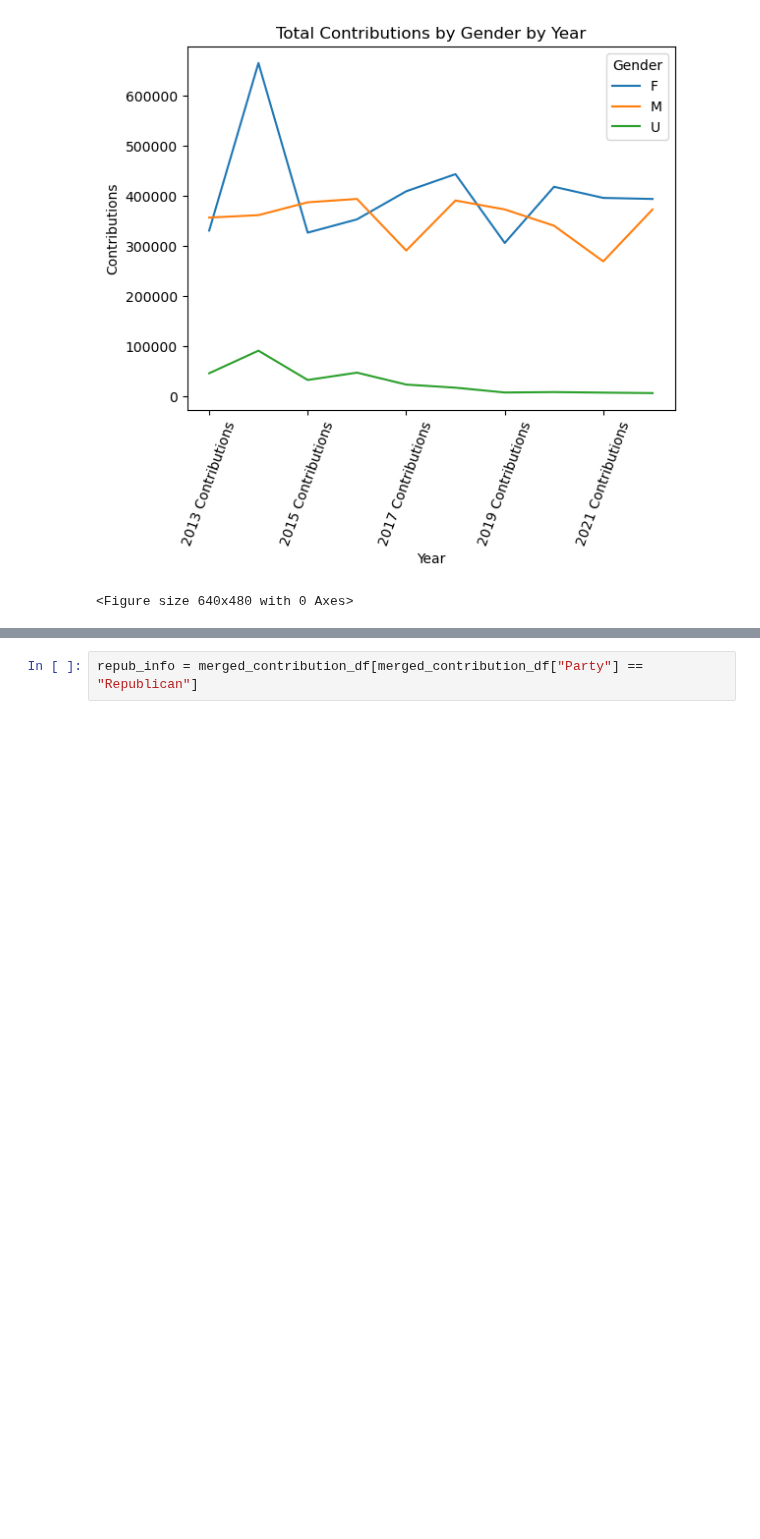
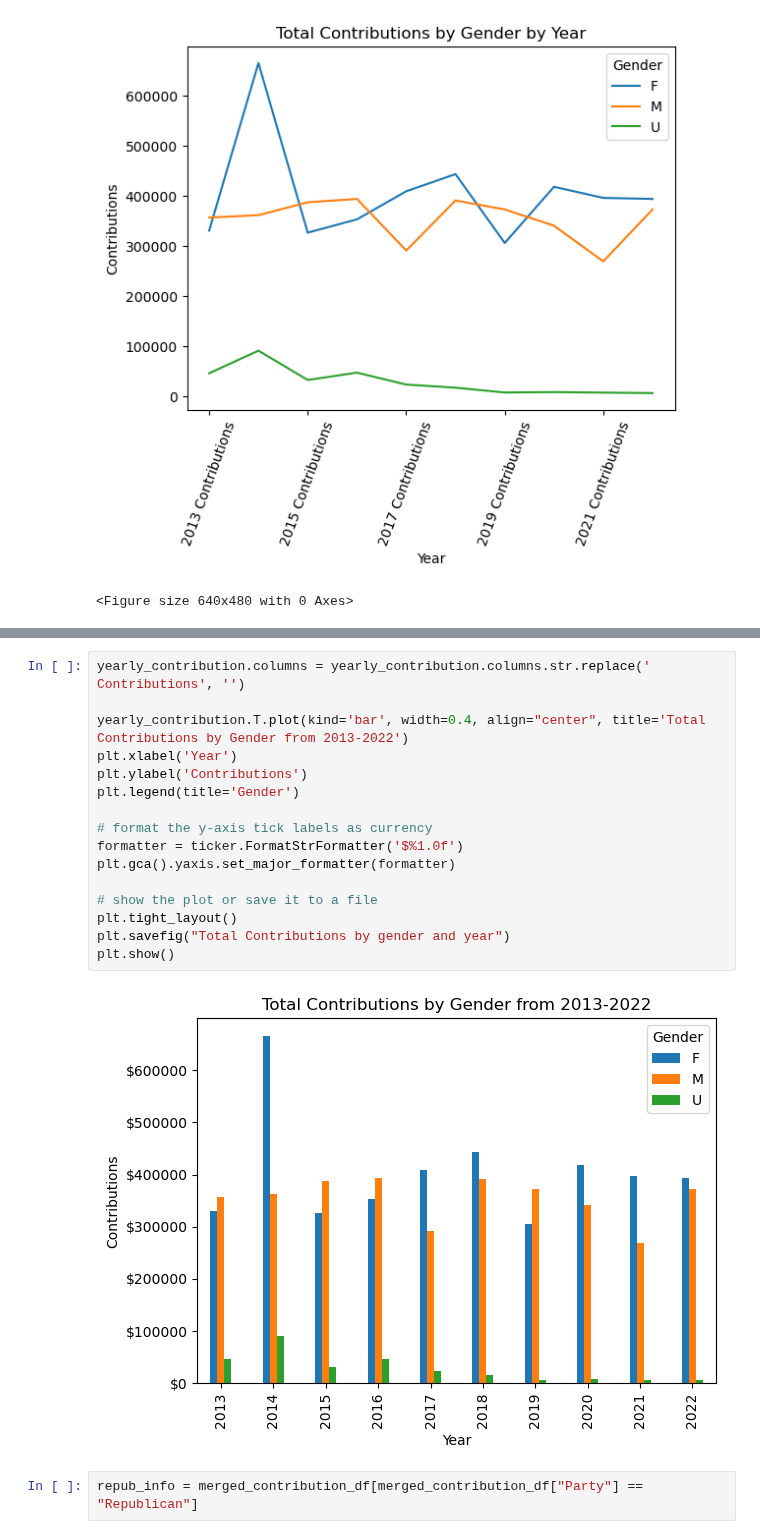
Before and after one commit to david-00001/project1, a Jupyter notebook: congress_csv/Congress_Gender_merged with contributions.ipynb, the cells around one changed output, grey strips where cells are left out. Cells and saved outputs as stored; diff of their text form; blank space fills up the shorter version.

```diff
--- a/congress_csv/Congress_Gender_merged with contributions.ipynb
+++ b/congress_csv/Congress_Gender_merged with contributions.ipynb
@@ -173,3 +157,21 @@ plt.show()
+# %%
+yearly_contribution.columns = yearly_contribution.columns.str.replace(' Contributions', '')
+
+yearly_contribution.T.plot(kind='bar', width=0.4, align="center", title='Total Contributions by Gender from 2013-2022')
+plt.xlabel('Year')
+plt.ylabel('Contributions')
+plt.legend(title='Gender')
+
+# format the y-axis tick labels as currency
+formatter = ticker.FormatStrFormatter('$%1.0f')
+plt.gca().yaxis.set_major_formatter(formatter)
+
+# show the plot or save it to a file
+plt.tight_layout()
+plt.savefig("Total Contributions by gender and year")
+plt.show()
+# %% [output]
+[figure, added]
 # %%
 repub_info = merged_contribution_df[merged_contribution_df["Party"] == "Republican"]
 # %%
```
Also changed, not shown: parts of 42 cells of this notebook, 3 other files.
